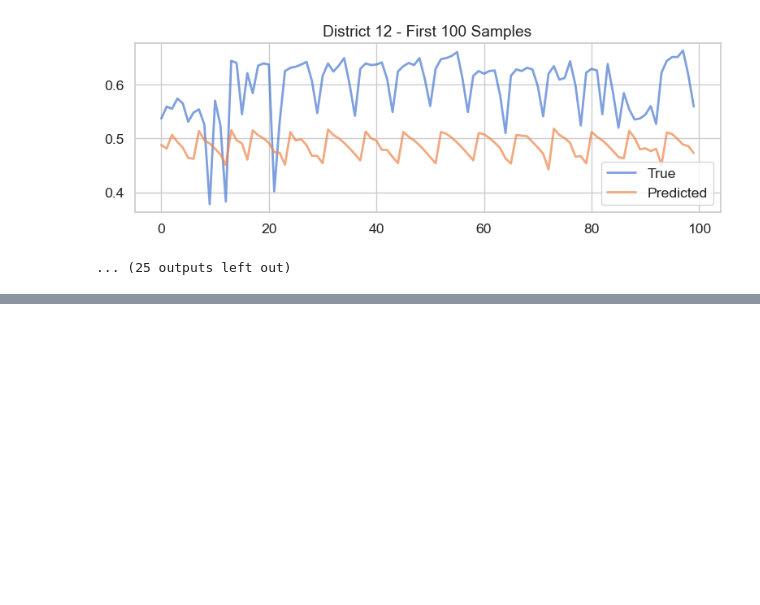
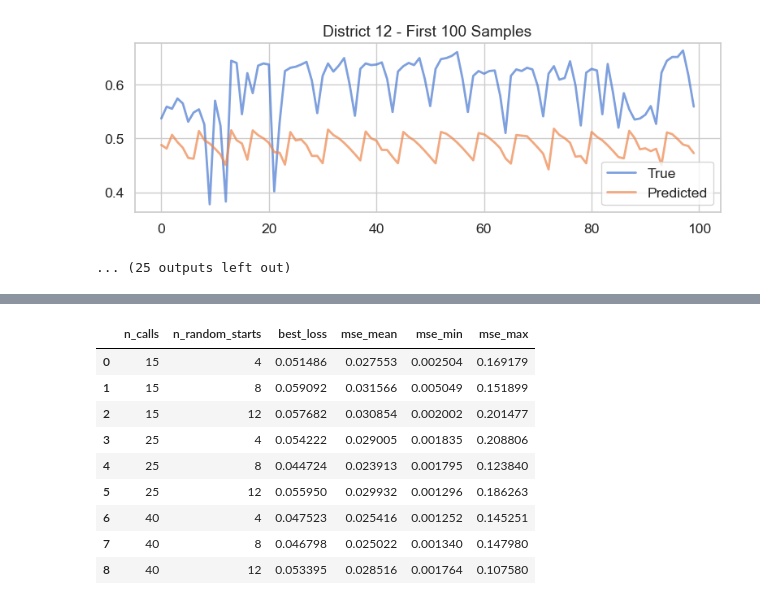
Before and after one commit to omerzzeybek9/Traffic-Congestion-Prediction-Optimization, a Jupyter notebook: main_bayes.ipynb, the cells around one changed output, grey strips where cells are left out. Saved outputs shown, nothing was run; the diff lists cells and outputs as text; code cells hidden in the pictures; blank space fills up the shorter version.

```diff
--- a/main_bayes.ipynb
+++ b/main_bayes.ipynb
@@ -180,3 +180,19 @@ for district in districts:
 [figure]
 [figure]
 ... (25 outputs left out)
+# %%
+space = [Real(-1, 1) for _ in range(dim)]
+init_params = flatten_weights(model).tolist()
+
+res = gp_minimize(
+    func=fitness,
+    dimensions=space,
+    n_calls=50,
+    x0=init_params,
+    n_random_starts=8,
+    random_state=42
+)
+
+best_weights = np.array(res.x)
+unflatten_weights(model, best_weights)
+print("Best loss:", res.fun)
@@ -182,0 +233,55 @@ for district in districts:
+# %%
+n_calls_list = [15, 25, 40]
+n_random_starts_list = [4, 8, 12]
+
+experiment_results = []
+
+for n_calls in n_calls_list:
+    for n_random_starts in n_random_starts_list:
+        model = LSTMRegressor(n_features=Xs_seq.shape[-1], hidden_dim=2, n_layers=1)
+        fitness, dim, model = make_fitness(Xs_seq, ys_seq)
+        space = [Real(-1, 1) for _ in range(dim)]
+        init_params = flatten_weights(model).tolist()
+
+        res = gp_minimize(
+            func=fitness,
+            dimensions=space,
+            n_calls=n_calls,
+            x0=init_params,
+            n_random_starts=n_random_starts,
+            random_state=42
+        )
+        best_weights = np.array(res.x)
+        unflatten_weights(model, best_weights)
+
+        mse_list = []
+        for district in np.unique(districts_seq):
+            idxs = districts_seq == district
+            X_d = Xs_seq[idxs]
+            y_d = ys_seq[idxs]
+            if len(X_d) == 0:
+                continue
+            Xb = torch.tensor(X_d, dtype=torch.float32)
+            with torch.no_grad():
+                preds = model(Xb).squeeze().numpy()
+            preds_inv = sy.inverse_transform(preds.reshape(-1,1))
+            y_true_inv = sy.inverse_transform(y_d.reshape(-1,1))
+            mse = mean_squared_error(y_true_inv, preds_inv)
+            mse_list.append(mse)
+        mse_mean = np.mean(mse_list)
+        mse_min = np.min(mse_list)
+        mse_max = np.max(mse_list)
+
+        experiment_results.append({
+            "n_calls": n_calls,
+            "n_random_starts": n_random_starts,
+            "best_loss": res.fun,
+            "mse_mean": mse_mean,
+            "mse_min": mse_min,
+            "mse_max": mse_max
+        })
+        print(f"n_calls={n_calls}, n_random_starts={n_random_starts} => best_loss={res.fun:.4f}, mse_mean={mse_mean:.4f}")
+
+df_exp = pd.DataFrame(experiment_results)
+display(df_exp)
+# %% [output]
@@ -182,0 +297,10 @@ for district in districts:
+|  | n_calls | n_random_starts | best_loss | mse_mean | mse_min | mse_max |
+| 0 | 15 | 4 | 0.051486 | 0.027553 | 0.002504 | 0.169179 |
+| 1 | 15 | 8 | 0.059092 | 0.031566 | 0.005049 | 0.151899 |
+| 2 | 15 | 12 | 0.057682 | 0.030854 | 0.002002 | 0.201477 |
+| 3 | 25 | 4 | 0.054222 | 0.029005 | 0.001835 | 0.208806 |
+| 4 | 25 | 8 | 0.044724 | 0.023913 | 0.001795 | 0.123840 |
+| 5 | 25 | 12 | 0.055950 | 0.029932 | 0.001296 | 0.186263 |
+| 6 | 40 | 4 | 0.047523 | 0.025416 | 0.001252 | 0.145251 |
+| 7 | 40 | 8 | 0.046798 | 0.025022 | 0.001340 | 0.147980 |
+| 8 | 40 | 12 | 0.053395 | 0.028516 | 0.001764 | 0.107580 |
```
Also changed, not shown: parts of 3 cells of this notebook, 1 other file.
